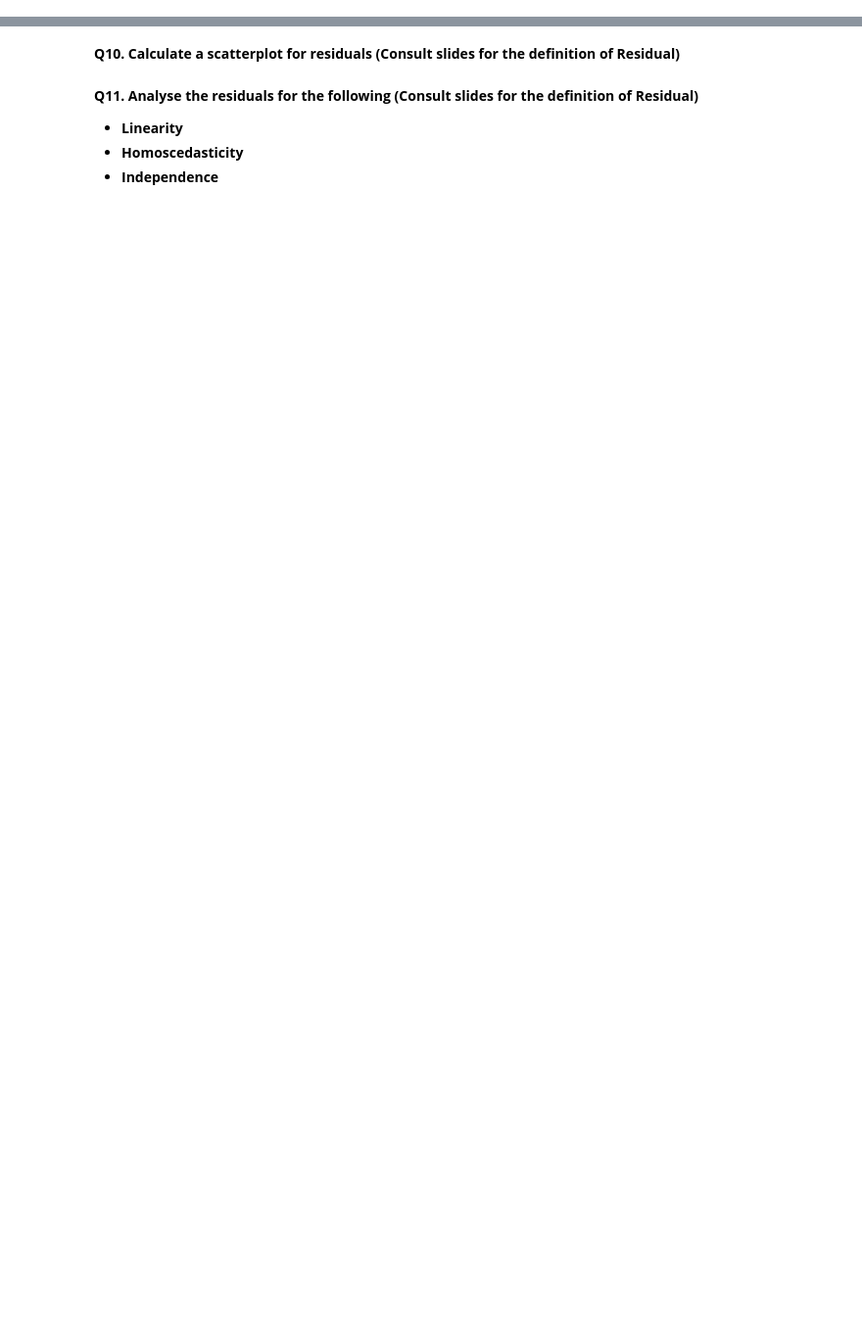
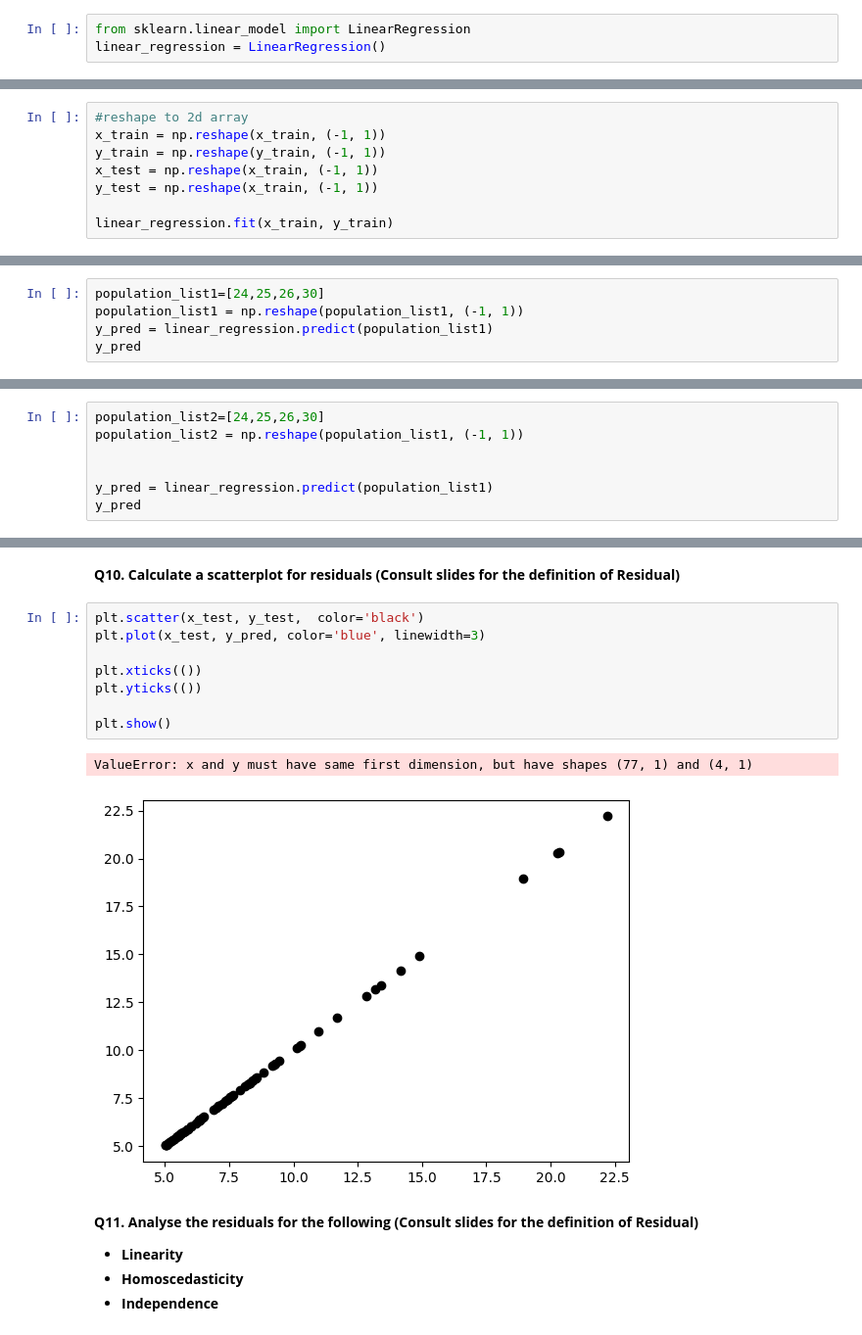
Before and after one commit to salmanalmaskati/salmanalmaskati.github.io, a Jupyter notebook: CPS 844 Labs/Lab 4/Lab 4.ipynb, the cells around one changed output, grey strips where cells are left out. Shown: that part at 98% size. Cells and saved outputs as stored; diff of their text form; blank space fills up the shorter version.

```diff
--- a/CPS 844 Labs/Lab 4/Lab 4.ipynb
+++ b/CPS 844 Labs/Lab 4/Lab 4.ipynb
@@ -53,4 +79,15 @@ First we'll create a function to compute the cost of a given solution (character
 # %% [markdown]
 **Q4. Create a linear regression object**
+# %%
+from sklearn.linear_model import LinearRegression
+linear_regression = LinearRegression()
 # %% [markdown]
 **Q5. Train the model using the training sets (xData,yData)**
+# %%
+#reshape to 2d array
+x_train = np.reshape(x_train, (-1, 1))
+y_train = np.reshape(y_train, (-1, 1))
+x_test = np.reshape(x_train, (-1, 1))
+y_test = np.reshape(x_train, (-1, 1))
+
+linear_regression.fit(x_train, y_train)
@@ -61,3 +112,8 @@ First we'll create a function to compute the cost of a given solution (character
 # %% [markdown]
 **Q8. Predict the profit for population = [24,25,26,30] using the coefficient
 and Intercept calculated in the previous step using linear regression equation**
+# %%
+population_list1=[24,25,26,30]
+population_list1 = np.reshape(population_list1, (-1, 1))
+y_pred = linear_regression.predict(population_list1)
+y_pred
@@ -64,2 +125,9 @@ and Intercept calculated in the previous step using linear regression equation**
 # %% [markdown]
 **Q9. Predict the profit for population = 24,25,26,30 using the predict() method**
+# %%
+population_list2=[24,25,26,30]
+population_list2 = np.reshape(population_list1, (-1, 1))
+
+
+y_pred = linear_regression.predict(population_list1)
+y_pred
@@ -66,5 +139,16 @@ and Intercept calculated in the previous step using linear regression equation**
 # %% [markdown]
 **Q10. Calculate a scatterplot for residuals (Consult slides for the definition of Residual)**
+# %%
+plt.scatter(x_test, y_test,  color='black')
+plt.plot(x_test, y_pred, color='blue', linewidth=3)
+
+plt.xticks(())
+plt.yticks(())
+
+plt.show()
+# %% [output]
+ValueError: x and y must have same first dimension, but have shapes (77, 1) and (4, 1)
+[figure, added]
 # %% [markdown]
 **Q11. Analyse the residuals for the following (Consult slides for the definition of Residual)**
 * **Linearity**
```
Also changed, not shown: parts of 8 cells of this notebook, 1 other file.
